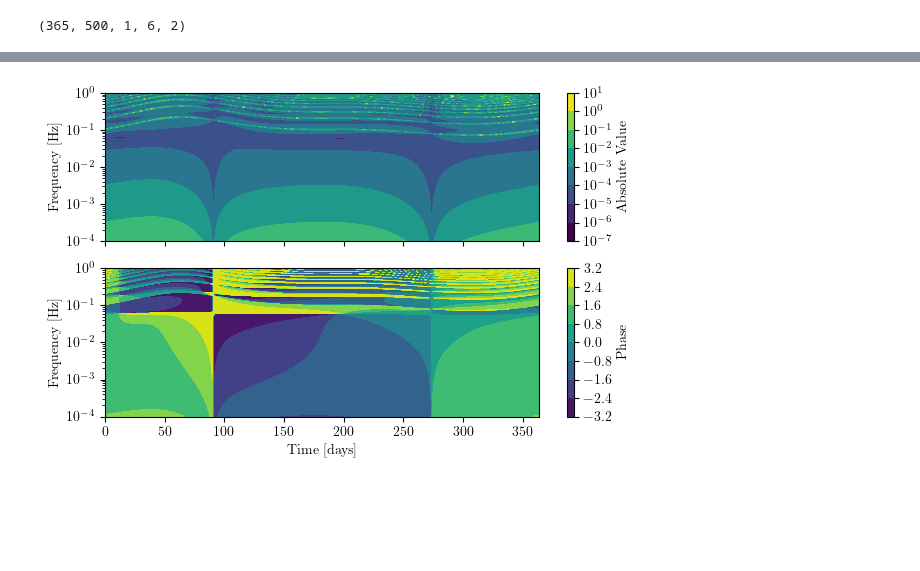
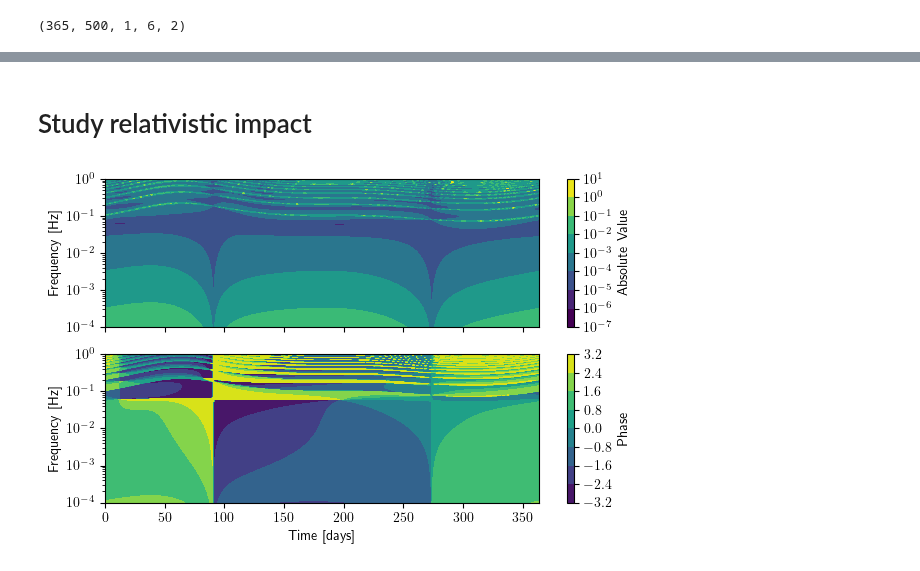
Before and after one commit to lorenzsp/ResponseRequirements, a Jupyter notebook: ResponseExploration.ipynb, the cells around one changed output, grey strips where cells are left out. Saved outputs shown, nothing was run; the diff lists cells and outputs as text; code cells hidden in the pictures; blank space fills up the shorter version.

```diff
--- a/ResponseExploration.ipynb
+++ b/ResponseExploration.ipynb
@@ -52,6 +80,7 @@ Number of points in LISA 7862400
 # %%
 ltts      = orbits.compute_ltt(t=array_ltts)
 positions = orbits.compute_position(t=array_ltts)
+velocities = orbits.compute_velocity(t=array_ltts)
 
 _, axes = plt.subplots(2, 1,figsize=(6,8))
 for index, link in enumerate(LINKS):
@@ -73,7 +120,8 @@ betas, lambs = np.pi / 2 - np.array([np.pi/3]), np.array([np.pi/3])
 f = np.logspace(-4, 0., 500)
 
 strain2link = compute_strain2link(f, betas, lambs, ltts, positions, method="baghi+23")
-strain2link_boosted = _link_response_boosted(f, betas, lambs, ltts, positions, velocities=orbits.compute_velocity(t=array_ltts))
+strain2link_boosted = _link_response_boosted(f, betas, lambs, ltts, positions, velocities=velocities)
+strain2link_boosted_perturbed = _link_response_boosted(f, betas, lambs, ltts, positions_perturbed, velocities=velocities_perturbed)
 strain2link_boosted.shape
 # %% [output]
 (365, 500, 1, 6, 2)
@@ -146,39 +185,37 @@ plt.savefig("response_evolution.png", dpi=300)
+# %% [markdown]
+# Study relativistic impact
 # %%
-link = 0  # Choose A, E, or T
-pol = 0  # Choose polarization
-sky_index = 0  # Choose a specific sky location (pixel index)
-time_index = 0  # Choose a specific time index
+response_rel = (strain2link[:, :, sky_index, link, pol] - strain2link_boosted[:, :, sky_index, link, pol]) / strain2link_boosted[:, :, sky_index, link, pol]
 
-response = (strain2link[:, :, sky_index, link, pol] - strain2link_boosted[:, :, sky_index, link, pol]) / strain2link_boosted[:, :, sky_index, link, pol]
-amp_map = (np.abs(response).T)
-phase_map = (np.angle(response).T)
+amp_map = (np.abs(response_rel).T)
+phase_map = (np.angle(response_rel).T)
 
 fig, axes = plt.subplots(2, 1, figsize=(3.15*2, 4), sharex=True)
 
 positive_vals = amp_map[amp_map > 0]
 vmin = positive_vals.min()
 
 cf1 = axes[0].contourf(
     array_ltts / 86400,
     f,
     amp_map,
     levels=5,
     norm=mcolors.LogNorm(vmin=vmin, vmax=amp_map.max())
 )
 fig.colorbar(cf1, ax=axes[0], label='Absolute Value')
 # axes[0].axhline(1 / (np.pi * 8.2), color='r')
 # axes[0].set_ylim(1e-2, 1)
 axes[0].set_ylabel('Frequency [Hz]')
 axes[0].set_yscale('log')
 
 cf2 = axes[1].contourf(array_ltts / 86400, f, phase_map)#, cmap=mymap)
 fig.colorbar(cf2, ax=axes[1], label='Phase')
 # axes[1].axhline(1 / (np.pi * 8.2), color='r')
 axes[1].set_xlabel('Time [days]')
 axes[1].set_ylabel('Frequency [Hz]')
 axes[1].set_yscale('log')
 
 plt.tight_layout()
 plt.savefig("response_evolution.png", dpi=300)
 # %% [output]
-[figure, old version]
+[figure, new version]
```
Also changed, not shown: parts of 22 cells of this notebook, 4 other files.
